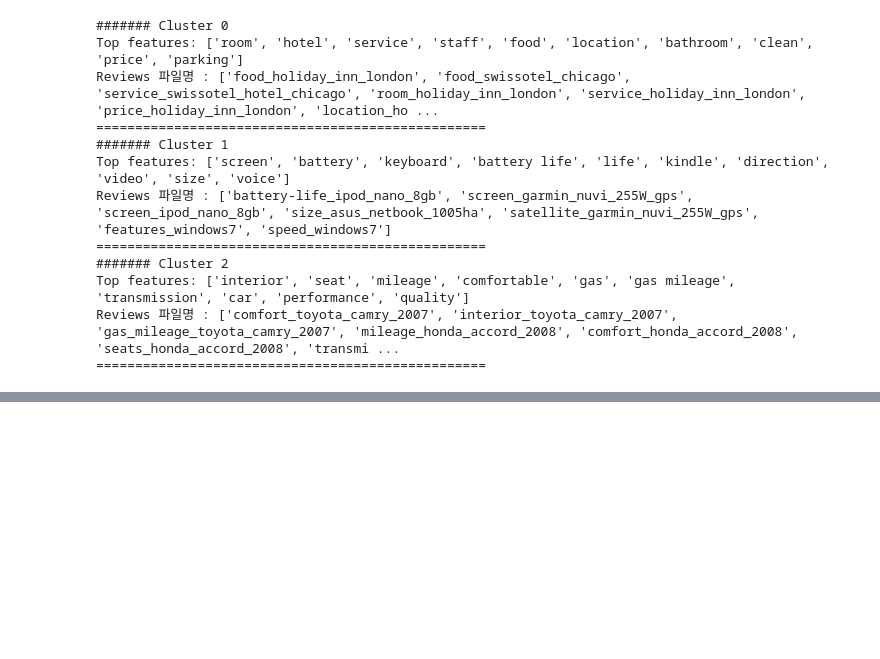
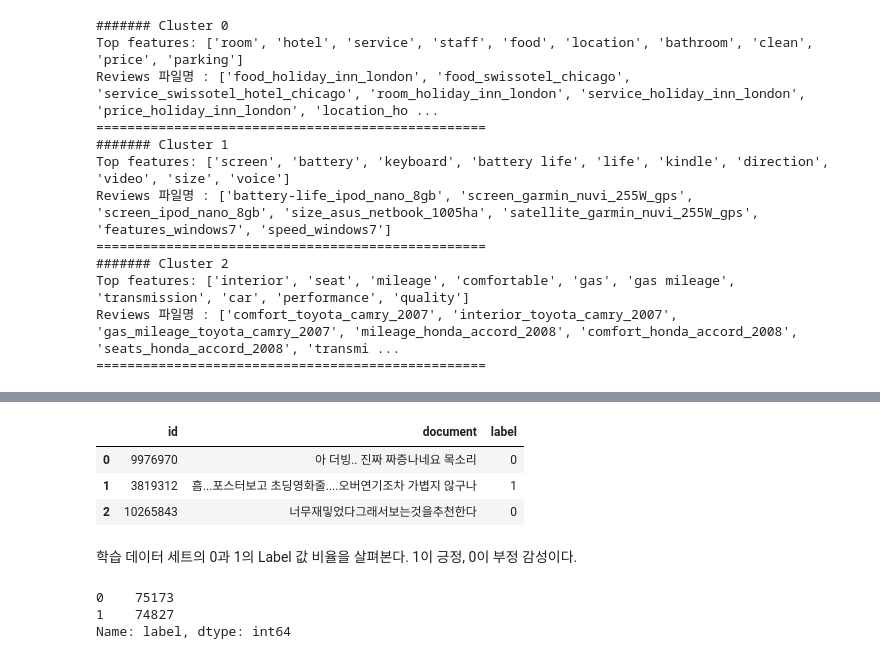
Before and after one commit to spacemaninSeoul/PythonMachinelearningGuide, a Jupyter notebook: [파이썬머신러닝완벽가이드]_VIII_텍스트_분석.ipynb, the cells around one changed output, grey strips where cells are left out. Saved outputs shown, nothing was run; the diff lists cells and outputs as text; code cells hidden in the pictures; blank space fills up the shorter version.

```diff
--- a/[파이썬머신러닝완벽가이드]_VIII_텍스트_분석.ipynb
+++ b/[파이썬머신러닝완벽가이드]_VIII_텍스트_분석.ipynb
@@ -1342,0 +1582,18 @@ Reviews 파일명 : ['comfort_toyota_camry_2007', 'interior_toyota_camry_2007',
+# %%
+import pandas as pd
+
+train_df = pd.read_csv('/content/drive/MyDrive/데이터분석/파이썬머신러닝완벽가이드/네이버 영화 평점 데이터/ratings_train.txt', sep='\t')
+train_df.head(3)
+# %% [output]
+|  | id | document | label |
+| 0 | 9976970 | 아 더빙.. 진짜 짜증나네요 목소리 | 0 |
+| 1 | 3819312 | 흠...포스터보고 초딩영화줄....오버연기조차 가볍지 않구나 | 1 |
+| 2 | 10265843 | 너무재밓었다그래서보는것을추천한다 | 0 |
+# %% [markdown]
+학습 데이터 세트의 0과 1의 Label 값 비율을 살펴본다. 1이 긍정, 0이 부정 감성이다.
+# %%
+train_df['label'].value_counts()
+# %% [output]
+0    75173
+1    74827
+Name: label, dtype: int64
```
Also changed, not shown: parts of 28 cells of this notebook.
